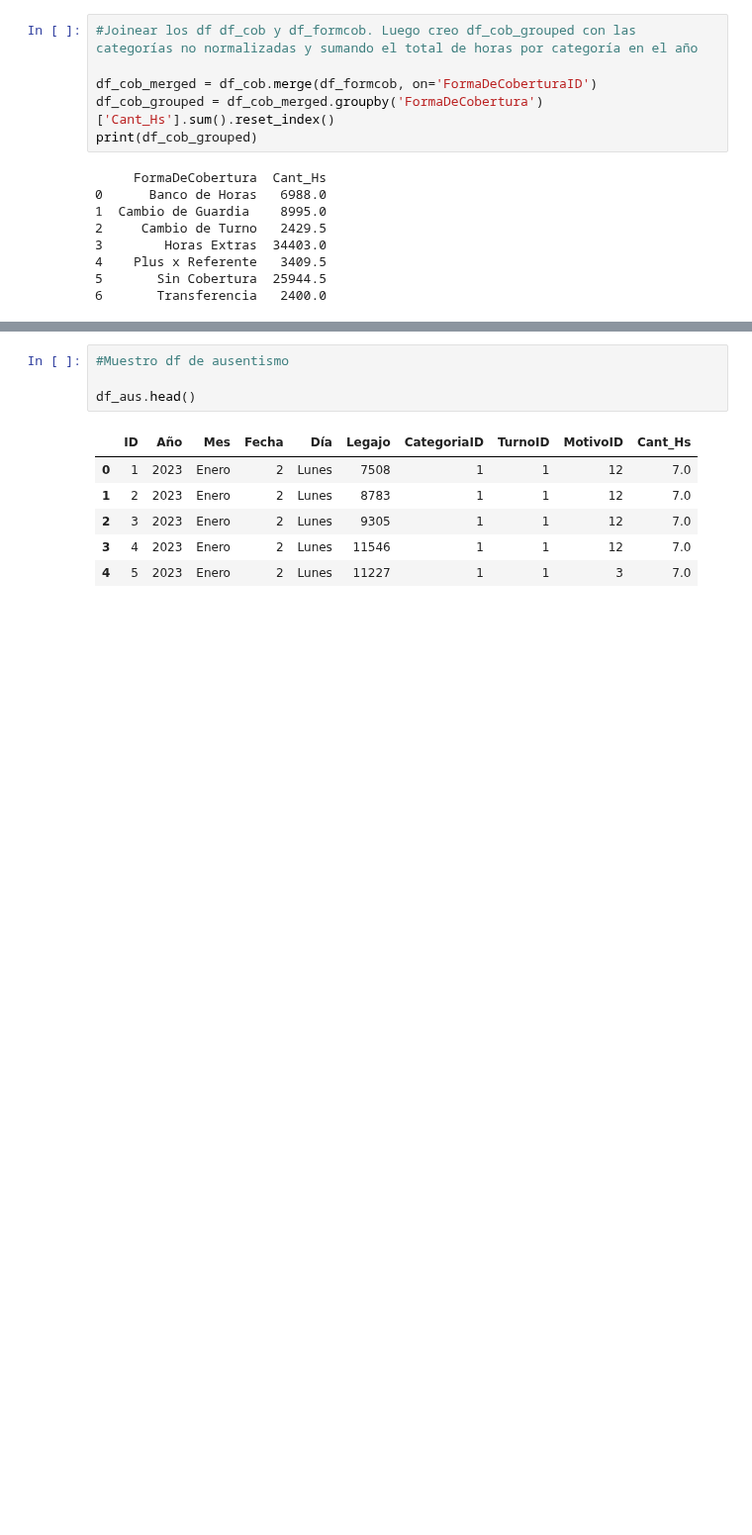
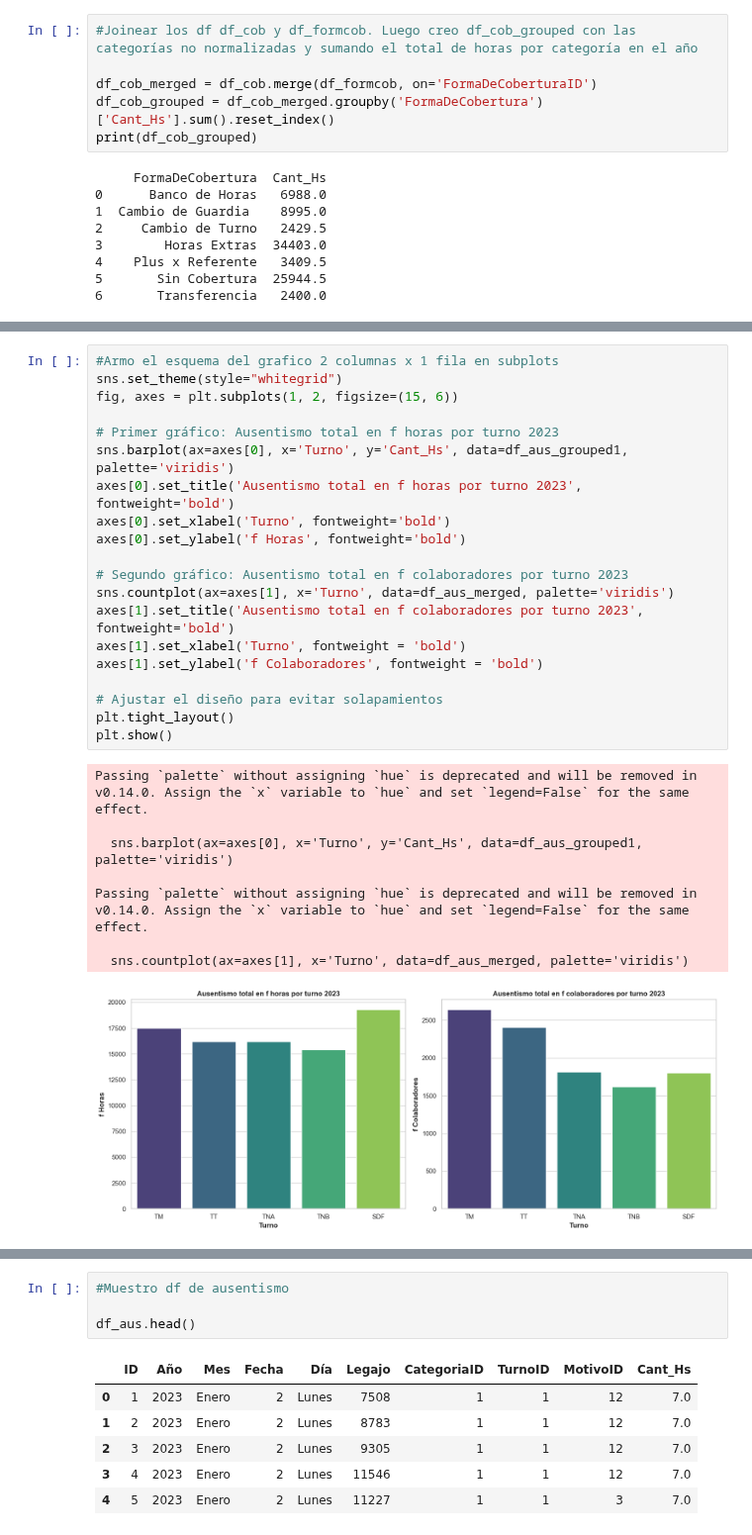
Before and after one commit to matisolica/Proyecto-final-DS1, a Jupyter notebook: pfDS1_version1.ipynb, the cells around one changed output, grey strips where cells are left out. Shown at 99% size. Cells and saved outputs as stored; diff of their text form; blank space fills up the shorter version.

```diff
--- a/pfDS1_version1.ipynb
+++ b/pfDS1_version1.ipynb
@@ -227,0 +304,29 @@ plt.show()
+# %%
+#Armo el esquema del grafico 2 columnas x 1 fila en subplots
+sns.set_theme(style="whitegrid")
+fig, axes = plt.subplots(1, 2, figsize=(15, 6))
+
+# Primer gráfico: Ausentismo total en f horas por turno 2023
+sns.barplot(ax=axes[0], x='Turno', y='Cant_Hs', data=df_aus_grouped1, palette='viridis')
+axes[0].set_title('Ausentismo total en f horas por turno 2023', fontweight='bold')
+axes[0].set_xlabel('Turno', fontweight='bold')
+axes[0].set_ylabel('f Horas', fontweight='bold')
+
+# Segundo gráfico: Ausentismo total en f colaboradores por turno 2023
+sns.countplot(ax=axes[1], x='Turno', data=df_aus_merged, palette='viridis')
+axes[1].set_title('Ausentismo total en f colaboradores por turno 2023', fontweight='bold')
+axes[1].set_xlabel('Turno', fontweight = 'bold')
+axes[1].set_ylabel('f Colaboradores', fontweight = 'bold')
+
+# Ajustar el diseño para evitar solapamientos
+plt.tight_layout()
+plt.show()
+# %% [output]
+Passing `palette` without assigning `hue` is deprecated and will be removed in v0.14.0. Assign the `x` variable to `hue` and set `legend=False` for the same effect.
+
+  sns.barplot(ax=axes[0], x='Turno', y='Cant_Hs', data=df_aus_grouped1, palette='viridis')
+
+Passing `palette` without assigning `hue` is deprecated and will be removed in v0.14.0. Assign the `x` variable to `hue` and set `legend=False` for the same effect.
+
+  sns.countplot(ax=axes[1], x='Turno', data=df_aus_merged, palette='viridis')
+[figure, added]
```
Also changed, not shown: parts of 24 cells of this notebook, 1 other file.
